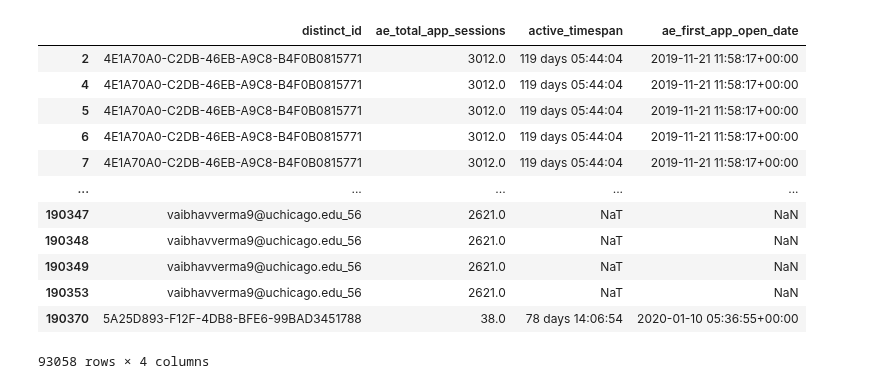
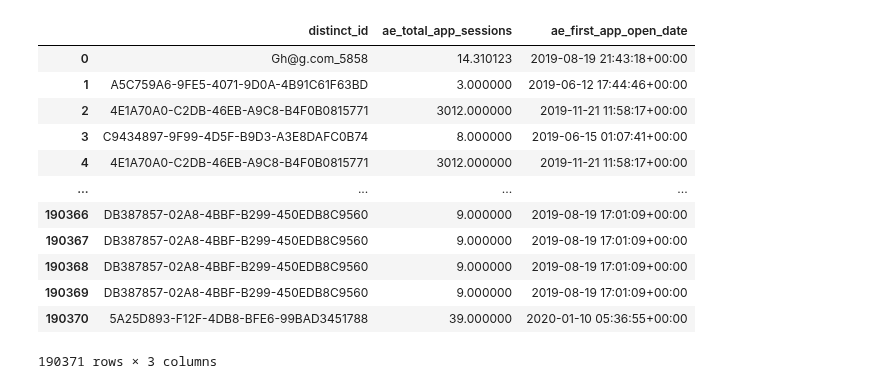
Before and after one commit to prkrishnan1/Simmer_DSS_SP20_Project_1, a Jupyter notebook: Labeling.ipynb, the cells around one changed output. Saved outputs shown, nothing was run; the diff lists cells and outputs as text; code cells hidden in the pictures.

```diff
--- a/Labeling.ipynb
+++ b/Labeling.ipynb
@@ -24,20 +26,62 @@ Series([], Name: ae_total_app_sessions, dtype: int64)
+# %%
+id_to_app_open = {}
+
+null_app_open_dates = dataset[dataset['ae_first_app_open_date'].isnull()]['distinct_id'].value_counts()
+
+
+for _id in null_app_open_dates.index:
+    event_order = dataset[dataset['distinct_id'] == _id].sort_values('time', ascending=True)
+    try:
+        first_app_open = event_order['name_x'].tolist().index('$ae_first_open')
+        event_time = event_order['time'].tolist()[first_app_open]
+        id_to_app_open[_id] = event_time
+    except:
+        try:
+            first_app_open = event_order['name_x'].tolist().index('AppOpen')
+            event_time = event_order['time'].tolist()[first_app_open]
+            id_to_app_open[_id] = event_time
+        except:
+            id_to_app_open[_id] = event_order['time'].tolist()[0]
+
+filled_in = []
+for index in dataset.index:
+    row = dataset.loc[index]
+    try:
+        isnan = np.isnan(row['ae_first_app_open_date'])
+    except:
+        isnan = False
+
+    if isnan:
+        filled_in += [id_to_app_open[row['distinct_id']]]
+    else:
+        filled_in += [row['ae_first_app_open_date']]
+
+dataset['ae_first_app_open_date'] = filled_in
+dataset['ae_first_app_open_date'] = pd.to_datetime(dataset['ae_first_app_open_date'], utc=True)
+dataset['time'] = pd.to_datetime(dataset['ae_first_app_open_date'], utc=True)
+dataset['last_seen'] = pd.to_datetime(dataset['last_seen'])
+dataset['active_timespan'] = dataset['last_seen'] - dataset['ae_first_app_open_date']
+# %%
+average_total_app_sessions = np.mean(dataset.groupby('distinct_id').agg(np.mean)['ae_total_app_sessions'])
+# %%
+dataset['ae_total_app_sessions'] = dataset['ae_total_app_sessions'].fillna(average_total_app_sessions)
 # %%
-app_sessions_timespan = dataset[['distinct_id','ae_total_app_sessions']][-dataset['ae_total_app_sessions'].isnull()]
+app_sessions_timespan = dataset[['distinct_id','ae_total_app_sessions', 'ae_first_app_open_date']]
 app_sessions_timespan
 # %% [output]
-|  | distinct_id | ae_total_app_sessions | active_timespan | ae_first_app_open_date |
-| 2 | 4E1A70A0-C2DB-46EB-A9C8-B4F0B0815771 | 3012.0 | 119 days 05:44:04 | 2019-11-21 11:58:17+00:00 |
-| 4 | 4E1A70A0-C2DB-46EB-A9C8-B4F0B0815771 | 3012.0 | 119 days 05:44:04 | 2019-11-21 11:58:17+00:00 |
-| 5 | 4E1A70A0-C2DB-46EB-A9C8-B4F0B0815771 | 3012.0 | 119 days 05:44:04 | 2019-11-21 11:58:17+00:00 |
-| 6 | 4E1A70A0-C2DB-46EB-A9C8-B4F0B0815771 | 3012.0 | 119 days 05:44:04 | 2019-11-21 11:58:17+00:00 |
-| 7 | 4E1A70A0-C2DB-46EB-A9C8-B4F0B0815771 | 3012.0 | 119 days 05:44:04 | 2019-11-21 11:58:17+00:00 |
-| ... | ... | ... | ... | ... |
-| 190347 | vaibhavverma9@uchicago.edu_56 | 2621.0 | NaT | NaN |
-| 190348 | vaibhavverma9@uchicago.edu_56 | 2621.0 | NaT | NaN |
-| 190349 | vaibhavverma9@uchicago.edu_56 | 2621.0 | NaT | NaN |
-| 190353 | vaibhavverma9@uchicago.edu_56 | 2621.0 | NaT | NaN |
-| 190370 | 5A25D893-F12F-4DB8-BFE6-99BAD3451788 | 38.0 | 78 days 14:06:54 | 2020-01-10 05:36:55+00:00 |
+|  | distinct_id | ae_total_app_sessions | ae_first_app_open_date |
+| 0 | Gh@g.com_5858 | 14.310123 | 2019-08-19 21:43:18+00:00 |
+| 1 | A5C759A6-9FE5-4071-9D0A-4B91C61F63BD | 3.000000 | 2019-06-12 17:44:46+00:00 |
+| 2 | 4E1A70A0-C2DB-46EB-A9C8-B4F0B0815771 | 3012.000000 | 2019-11-21 11:58:17+00:00 |
+| 3 | C9434897-9F99-4D5F-B9D3-A3E8DAFC0B74 | 8.000000 | 2019-06-15 01:07:41+00:00 |
+| 4 | 4E1A70A0-C2DB-46EB-A9C8-B4F0B0815771 | 3012.000000 | 2019-11-21 11:58:17+00:00 |
+| ... | ... | ... | ... |
+| 190366 | DB387857-02A8-4BBF-B299-450EDB8C9560 | 9.000000 | 2019-08-19 17:01:09+00:00 |
+| 190367 | DB387857-02A8-4BBF-B299-450EDB8C9560 | 9.000000 | 2019-08-19 17:01:09+00:00 |
+| 190368 | DB387857-02A8-4BBF-B299-450EDB8C9560 | 9.000000 | 2019-08-19 17:01:09+00:00 |
+| 190369 | DB387857-02A8-4BBF-B299-450EDB8C9560 | 9.000000 | 2019-08-19 17:01:09+00:00 |
+| 190370 | 5A25D893-F12F-4DB8-BFE6-99BAD3451788 | 39.000000 | 2020-01-10 05:36:55+00:00 |
-93058 rows × 4 columns
+190371 rows × 3 columns
 # %%
 app_sessions_timespan[app_sessions_timespan['ae_first_app_open_date'].isnull()]['distinct_id'].value_counts()
 # %% [output]
```
Also changed, not shown: parts of 20 cells of this notebook.
